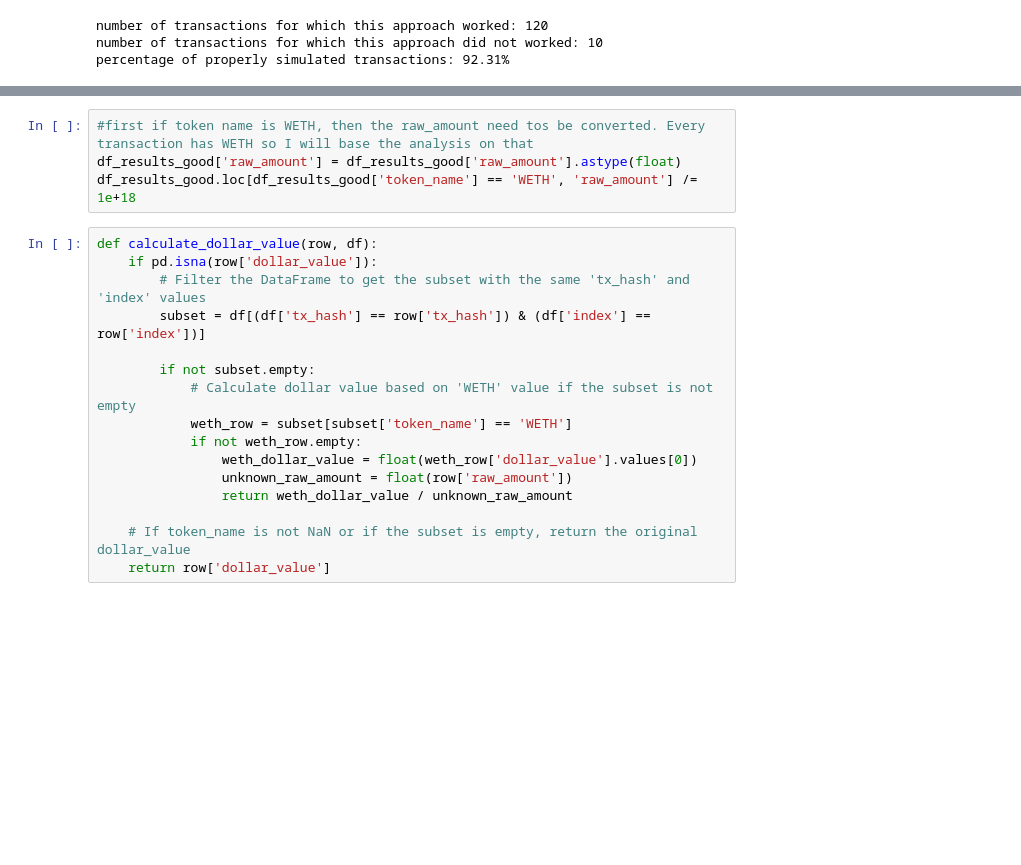
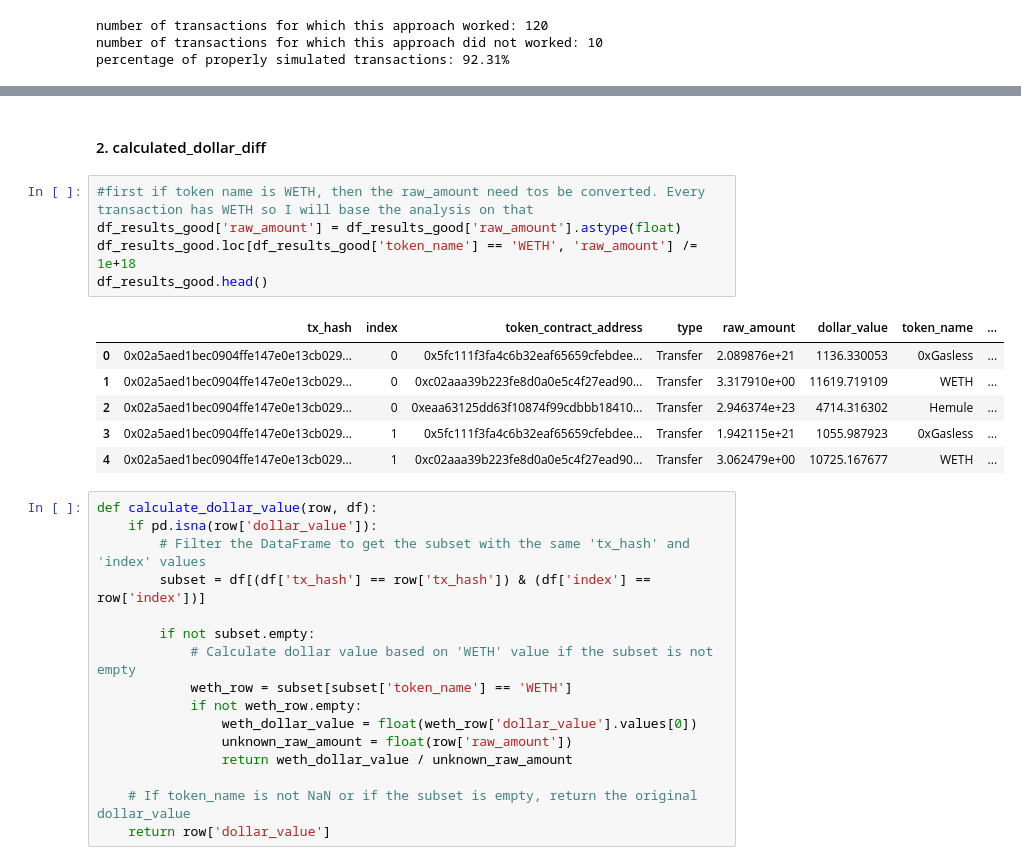
Before and after one commit to cowdao-grants/mevblocker-damages, a Jupyter notebook: cowswap.ipynb, the cells around one changed output, grey strips where cells are left out. Saved outputs shown, nothing was run; the diff lists cells and outputs as text; blank space fills up the shorter version.

```diff
--- a/cowswap.ipynb
+++ b/cowswap.ipynb
@@ -209,7 +293,17 @@ df_results_good['dollar_value_diff'] = df_results_good.groupby(['tx_hash', 'toke
+# %% [markdown]
+#### 2. calculated_dollar_diff
 # %%
 #first if token name is WETH, then the raw_amount need tos be converted. Every transaction has WETH so I will base the analysis on that
 df_results_good['raw_amount'] = df_results_good['raw_amount'].astype(float)
 df_results_good.loc[df_results_good['token_name'] == 'WETH', 'raw_amount'] /= 1e+18
+df_results_good.head()
+# %% [output]
+|  | tx_hash | index | token_contract_address | type | raw_amount | dollar_value | token_name | ... |
+| 0 | 0x02a5aed1bec0904ffe147e0e13cb029... | 0 | 0x5fc111f3fa4c6b32eaf65659cfebdee... | Transfer | 2.089876e+21 | 1136.330053 | 0xGasless | ... |
+| 1 | 0x02a5aed1bec0904ffe147e0e13cb029... | 0 | 0xc02aaa39b223fe8d0a0e5c4f27ead90... | Transfer | 3.317910e+00 | 11619.719109 | WETH | ... |
+| 2 | 0x02a5aed1bec0904ffe147e0e13cb029... | 0 | 0xeaa63125dd63f10874f99cdbbb18410... | Transfer | 2.946374e+23 | 4714.316302 | Hemule | ... |
+| 3 | 0x02a5aed1bec0904ffe147e0e13cb029... | 1 | 0x5fc111f3fa4c6b32eaf65659cfebdee... | Transfer | 1.942115e+21 | 1055.987923 | 0xGasless | ... |
+| 4 | 0x02a5aed1bec0904ffe147e0e13cb029... | 1 | 0xc02aaa39b223fe8d0a0e5c4f27ead90... | Transfer | 3.062479e+00 | 10725.167677 | WETH | ... |
 # %%
 def calculate_dollar_value(row, df):
     if pd.isna(row['dollar_value']):
```
Also changed, not shown: parts of 36 cells of this notebook, 5 other files.
